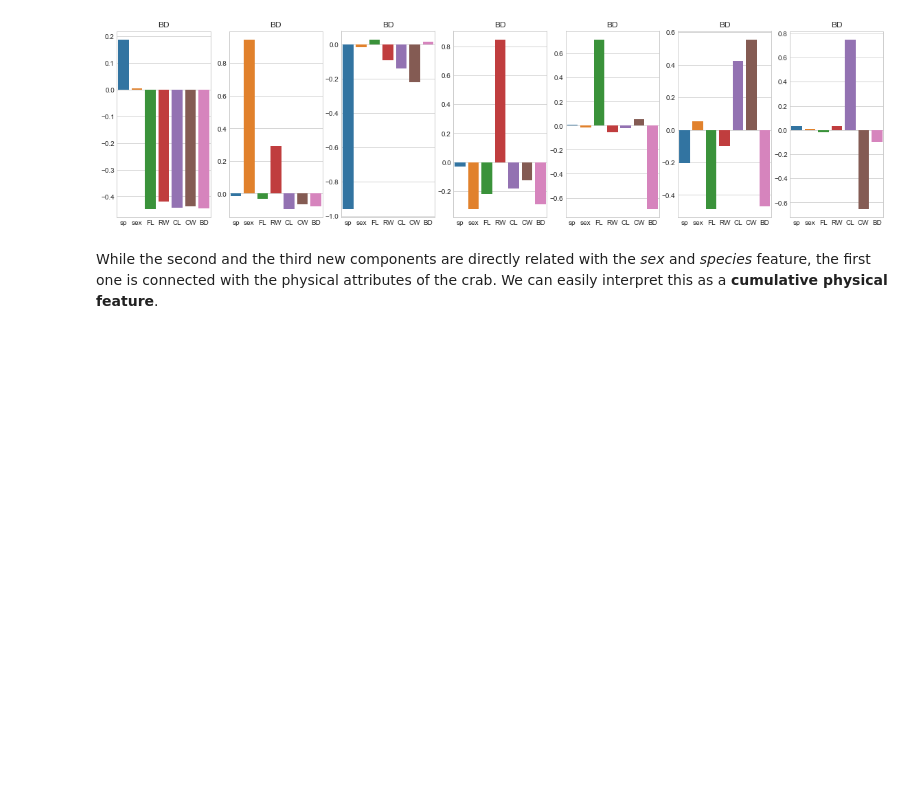
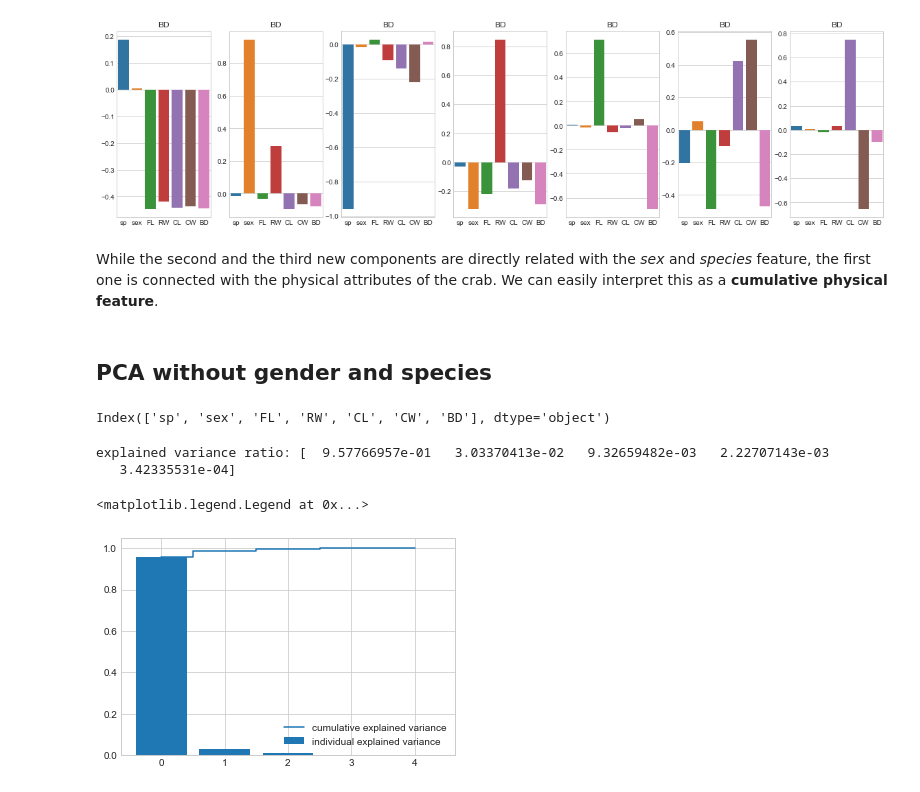
Before and after one commit to amezzali/Demos_and_stats_code, a Jupyter notebook: PCA and visualization - a demo analysis.ipynb, the cells around one changed output. Drawn from its saved outputs; the diff is of its cells as text; code cells hidden in the pictures; blank space fills up the shorter version.

```diff
--- a/PCA and visualization - a demo analysis.ipynb
+++ b/PCA and visualization - a demo analysis.ipynb
@@ -252,3 +271,40 @@ The component 6 is given by
 While the second and the third new components are directly related with the *sex* and *species* feature,
 the first one is connected with the physical attributes of the crab.
 We can easily interpret this as a **cumulative physical feature**.
+# %% [markdown]
+## PCA without gender and species
+# %%
+dfcrabNormalized.columns
+# %% [output]
+Index(['sp', 'sex', 'FL', 'RW', 'CL', 'CW', 'BD'], dtype='object')
+# %%
+from sklearn.decomposition import PCA
+import numpy as np
+
+X = dfcrabNormalized[['FL', 'RW', 'CL', 'CW', 'BD']].copy()
+Y = dfcrab[['sp', 'sex']].copy()
+
+pca = PCA()
+X_r = pd.DataFrame(pca.fit(X).transform(X))
+# %%
+# Percentage of variance explained for each components
+print('explained variance ratio: %s'
+      % str(pca.explained_variance_ratio_))
+
+# Plotting the Percentage of variance explained for each components
+
+cum_var_exp = np.cumsum(pca.explained_variance_ratio_)
+pca_num_comp = len(pca.explained_variance_ratio_)
+
+plt.figure(figsize=(6, 4))
+
+plt.bar(range(pca_num_comp), pca.explained_variance_ratio_, align='center',
+            label='individual explained variance')
+plt.step(range(pca_num_comp), cum_var_exp, where='mid',
+             label='cumulative explained variance')
+plt.legend(loc='best')
+# %% [output]
+explained variance ratio: [  9.57766957e-01   3.03370413e-02   9.32659482e-03   2.22707143e-03
+   3.42335531e-04]
+<matplotlib.legend.Legend at 0x...>
+[figure, added]
```
Also changed, not shown: parts of 17 cells of this notebook.
